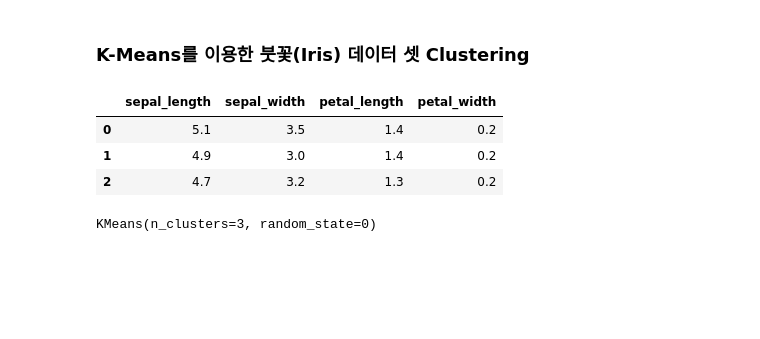
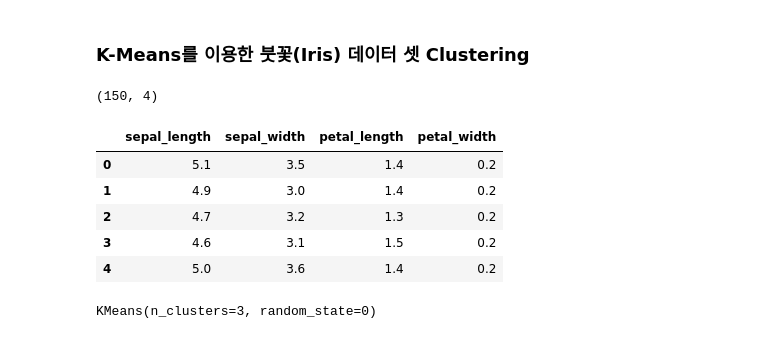
Before and after one commit to kyunakim/cakd7, a Jupyter notebook: cakd7/m6_머신러닝 알고리즘 이해 및 활용/군집분석.ipynb, the cells around one changed output. Drawn from its saved outputs; the diff is of its cells as text; code cells hidden in the pictures; blank space fills up the shorter version.

```diff
--- a/cakd7/m6_머신러닝 알고리즘 이해 및 활용/군집분석.ipynb
+++ b/cakd7/m6_머신러닝 알고리즘 이해 및 활용/군집분석.ipynb
@@ -3,21 +3,25 @@
 # %%
 from sklearn.preprocessing import scale
 from sklearn.datasets import load_iris
 from sklearn.cluster import KMeans
 import matplotlib.pyplot as plt
 import numpy as np
 import pandas as pd
 %matplotlib inline
 
 iris = load_iris()
 # 보다 편리한 데이터 Handling을 위해 DataFrame으로 변환
 irisDF = pd.DataFrame(data=iris.data, columns=['sepal_length','sepal_width','petal_length','petal_width'])
-irisDF.head(3)
+print(irisDF.shape)
+irisDF.head()
 # %% [output]
+(150, 4)
 |  | sepal_length | sepal_width | petal_length | petal_width |
 | 0 | 5.1 | 3.5 | 1.4 | 0.2 |
 | 1 | 4.9 | 3.0 | 1.4 | 0.2 |
 | 2 | 4.7 | 3.2 | 1.3 | 0.2 |
+| 3 | 4.6 | 3.1 | 1.5 | 0.2 |
+| 4 | 5.0 | 3.6 | 1.4 | 0.2 |
 # %%
 kmeans = KMeans(n_clusters=3, init='k-means++', max_iter=300,random_state=0)
 kmeans.fit(irisDF)
```
Also changed, not shown: parts of 10 cells of this notebook, 7 other files.
